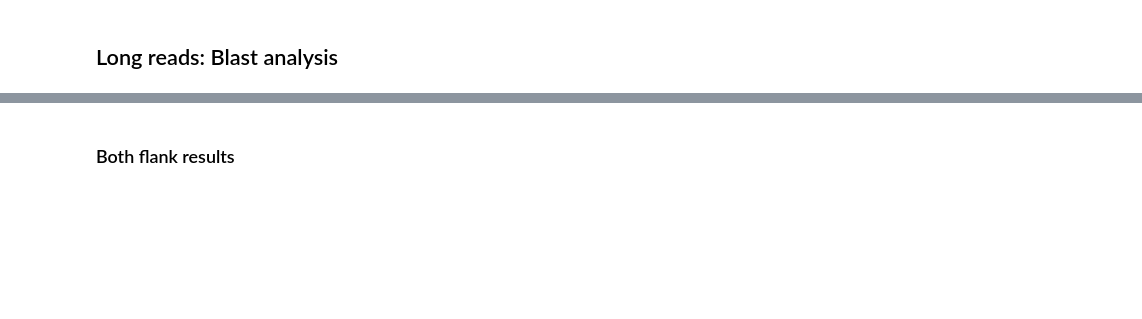
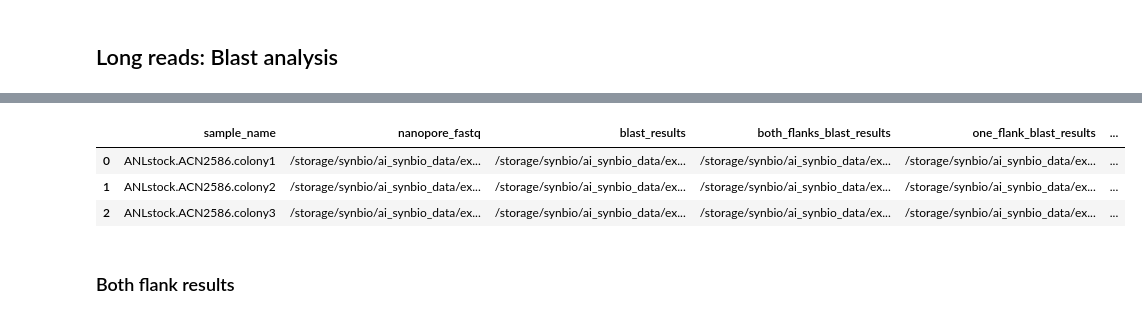
Before and after one commit to nspahr08/ai_synbio_data_processing, a Jupyter notebook: notebooks/strain_stock_analysis_Plasmidsaurus_10-06-2025_P4CYGL_final.ipynb, the cells around one changed output, grey strips where cells are left out. Drawn from its saved outputs; the diff is of its cells as text; code cells hidden in the pictures; blank space fills up the shorter version.

```diff
--- a/notebooks/strain_stock_analysis_Plasmidsaurus_10-06-2025_P4CYGL_final.ipynb
+++ b/notebooks/strain_stock_analysis_Plasmidsaurus_10-06-2025_P4CYGL_final.ipynb
@@ -670,12 +1060,9 @@ blast_db = 'ADP1_Neidle_dgoA_flanks'
 # %%
 import os
-from binfo_utils import create_manifest
 
-base_dir = '/Users/nataschaspahr/data/seq_data/Plasmidsaurus_9-13-2025_HTGS8F'
-original = os.path.join(base_dir, 'received_fastq')
-long_reads_dir = os.path.join(base_dir, 'long_reads')
-short_reads_dir = os.path.join(base_dir, 'short_reads')
-filtered = os.path.join(long_reads_dir, 'filtered')
-manifest = create_manifest(filtered, platform='plasmidsaurus_hybrid')
-manifest.sort_values('sample_name', inplace=True)
-manifest.reset_index(drop=True, inplace=True)
+long_filtered = os.path.join(longlib, 'filtered')
+long_blast = os.path.join(longlib, 'blast')
+os.makedirs(long_filtered, exist_ok=True)
+
+blast_param = os.path.join(long_blast, f'blast_{blast_db}')
+os.makedirs(blast_param, exist_ok = True)
@@ -772,5 +1131,12 @@ manifest['n_reads_one_flank'] = [
     if x is not None else 0
     for x in manifest['one_flank_blast_results']
 ]
+# %%
+manifest
+# %% [output]
+|  | sample_name | nanopore_fastq | blast_results | both_flanks_blast_results | one_flank_blast_results | ... |
+| 0 | ANLstock.ACN2586.colony1 | /storage/synbio/ai_synbio_data/ex... | /storage/synbio/ai_synbio_data/ex... | /storage/synbio/ai_synbio_data/ex... | /storage/synbio/ai_synbio_data/ex... | ... |
+| 1 | ANLstock.ACN2586.colony2 | /storage/synbio/ai_synbio_data/ex... | /storage/synbio/ai_synbio_data/ex... | /storage/synbio/ai_synbio_data/ex... | /storage/synbio/ai_synbio_data/ex... | ... |
+| 2 | ANLstock.ACN2586.colony3 | /storage/synbio/ai_synbio_data/ex... | /storage/synbio/ai_synbio_data/ex... | /storage/synbio/ai_synbio_data/ex... | /storage/synbio/ai_synbio_data/ex... | ... |
 # %% [markdown]
 ### Both flank results
```
Also changed, not shown: parts of 55 cells of this notebook, 3 other files.
